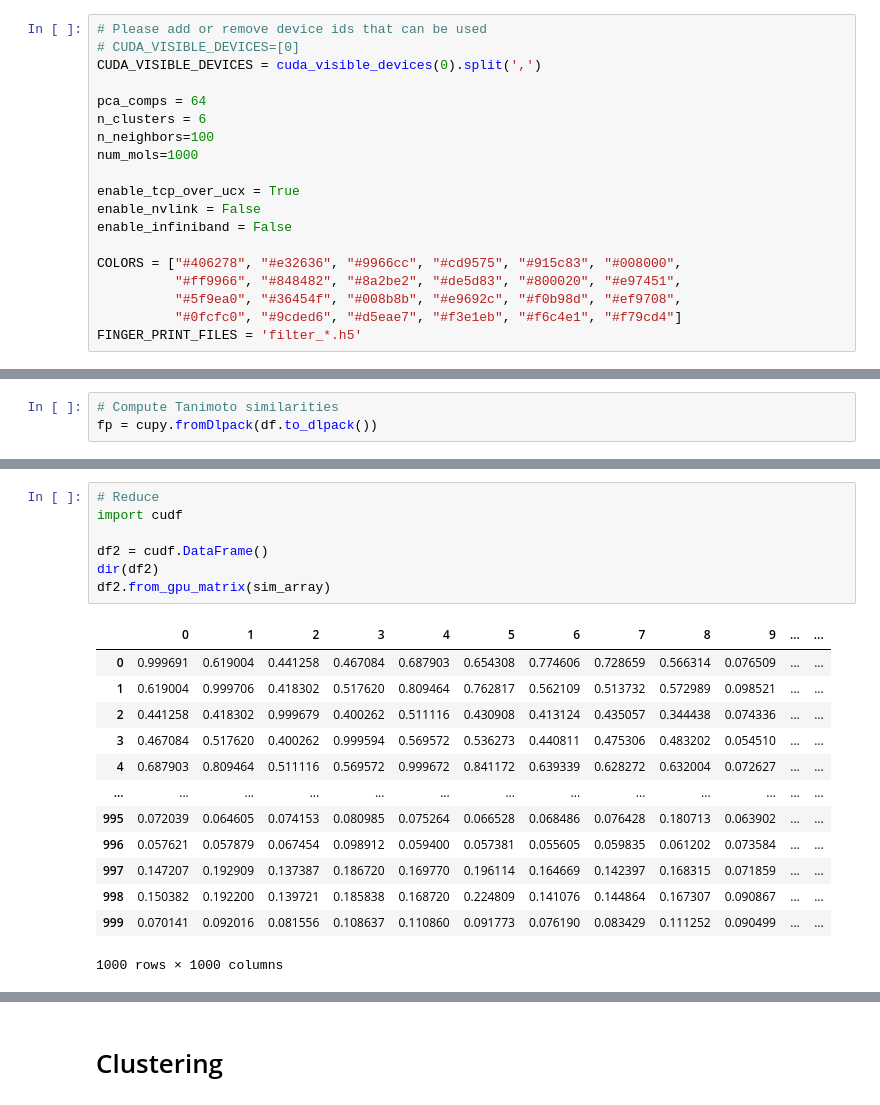
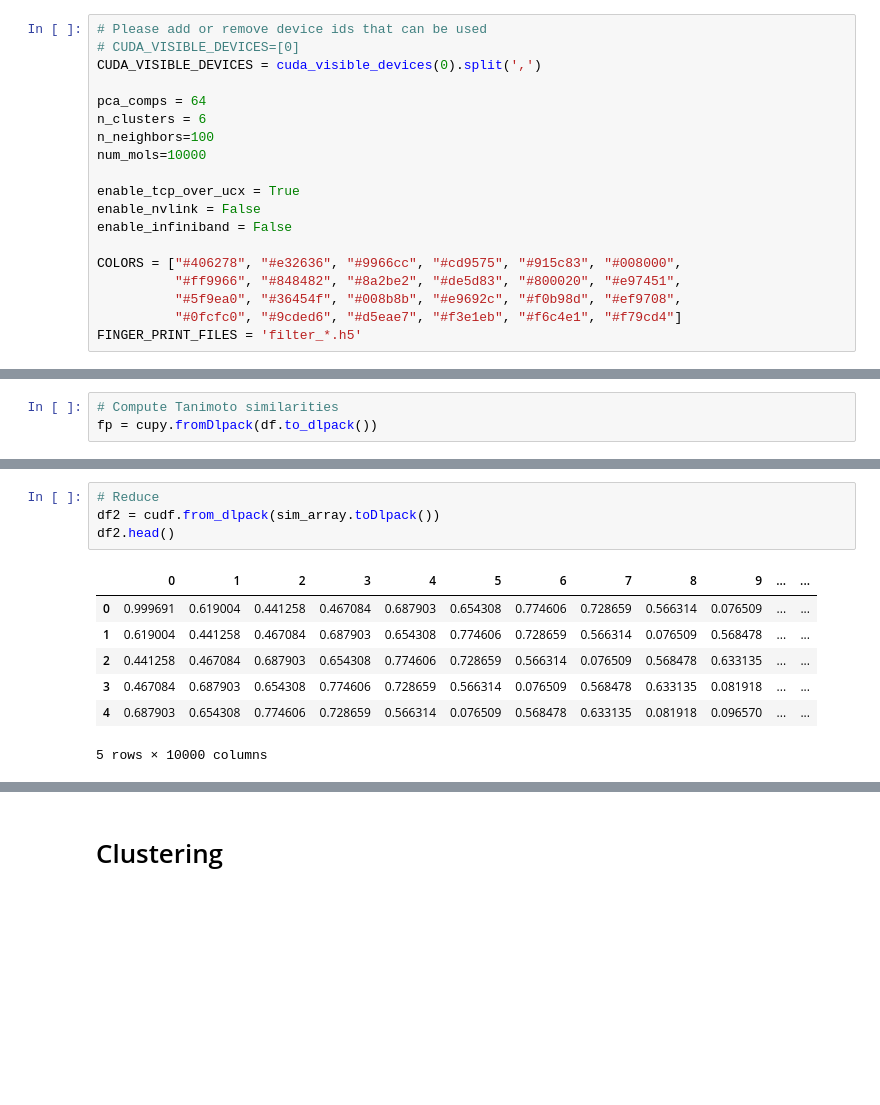
Before and after one commit to NVIDIA/cheminformatics, a Jupyter notebook: demo-tani.ipynb, the cells around one changed output, grey strips where cells are left out. Drawn from its saved outputs; the diff is of its cells as text; blank space fills up the shorter version.

```diff
--- a/demo-tani.ipynb
+++ b/demo-tani.ipynb
@@ -51,7 +52,7 @@ CUDA_VISIBLE_DEVICES = cuda_visible_devices(0).split(',')
 pca_comps = 64
 n_clusters = 6
 n_neighbors=100
-num_mols=1000
+num_mols=10000
 
 enable_tcp_over_ucx = True
 enable_nvlink = False
@@ -244,21 +209,12 @@ Wall time: 1.33 s
 # %%
 # Reduce
-import cudf
-
-df2 = cudf.DataFrame()
-dir(df2)
-df2.from_gpu_matrix(sim_array)
+df2 = cudf.from_dlpack(sim_array.toDlpack())
+df2.head()
 # %% [output]
 |  | 0 | 1 | 2 | 3 | 4 | 5 | 6 | 7 | 8 | 9 | ... | ... |
 | 0 | 0.999691 | 0.619004 | 0.441258 | 0.467084 | 0.687903 | 0.654308 | 0.774606 | 0.728659 | 0.566314 | 0.076509 | ... | ... |
-| 1 | 0.619004 | 0.999706 | 0.418302 | 0.517620 | 0.809464 | 0.762817 | 0.562109 | 0.513732 | 0.572989 | 0.098521 | ... | ... |
-| 2 | 0.441258 | 0.418302 | 0.999679 | 0.400262 | 0.511116 | 0.430908 | 0.413124 | 0.435057 | 0.344438 | 0.074336 | ... | ... |
-| 3 | 0.467084 | 0.517620 | 0.400262 | 0.999594 | 0.569572 | 0.536273 | 0.440811 | 0.475306 | 0.483202 | 0.054510 | ... | ... |
-| 4 | 0.687903 | 0.809464 | 0.511116 | 0.569572 | 0.999672 | 0.841172 | 0.639339 | 0.628272 | 0.632004 | 0.072627 | ... | ... |
-| ... | ... | ... | ... | ... | ... | ... | ... | ... | ... | ... | ... | ... |
-| 995 | 0.072039 | 0.064605 | 0.074153 | 0.080985 | 0.075264 | 0.066528 | 0.068486 | 0.076428 | 0.180713 | 0.063902 | ... | ... |
-| 996 | 0.057621 | 0.057879 | 0.067454 | 0.098912 | 0.059400 | 0.057381 | 0.055605 | 0.059835 | 0.061202 | 0.073584 | ... | ... |
-| 997 | 0.147207 | 0.192909 | 0.137387 | 0.186720 | 0.169770 | 0.196114 | 0.164669 | 0.142397 | 0.168315 | 0.071859 | ... | ... |
-| 998 | 0.150382 | 0.192200 | 0.139721 | 0.185838 | 0.168720 | 0.224809 | 0.141076 | 0.144864 | 0.167307 | 0.090867 | ... | ... |
-| 999 | 0.070141 | 0.092016 | 0.081556 | 0.108637 | 0.110860 | 0.091773 | 0.076190 | 0.083429 | 0.111252 | 0.090499 | ... | ... |
+| 1 | 0.619004 | 0.441258 | 0.467084 | 0.687903 | 0.654308 | 0.774606 | 0.728659 | 0.566314 | 0.076509 | 0.568478 | ... | ... |
+| 2 | 0.441258 | 0.467084 | 0.687903 | 0.654308 | 0.774606 | 0.728659 | 0.566314 | 0.076509 | 0.568478 | 0.633135 | ... | ... |
+| 3 | 0.467084 | 0.687903 | 0.654308 | 0.774606 | 0.728659 | 0.566314 | 0.076509 | 0.568478 | 0.633135 | 0.081918 | ... | ... |
+| 4 | 0.687903 | 0.654308 | 0.774606 | 0.728659 | 0.566314 | 0.076509 | 0.568478 | 0.633135 | 0.081918 | 0.096570 | ... | ... |
-1000 rows × 1000 columns
+5 rows × 10000 columns
```
Also changed, not shown: parts of 14 cells of this notebook.
